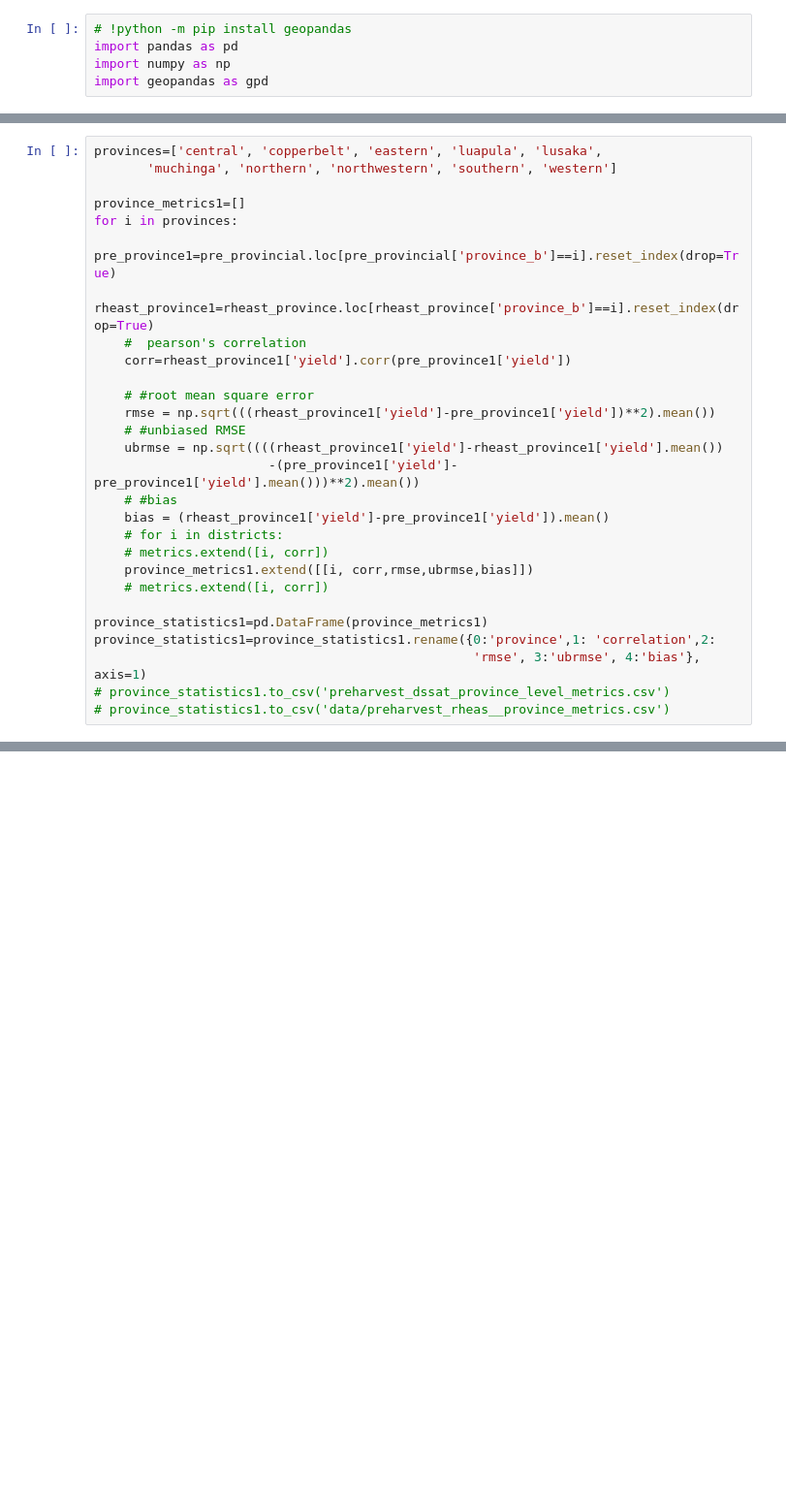
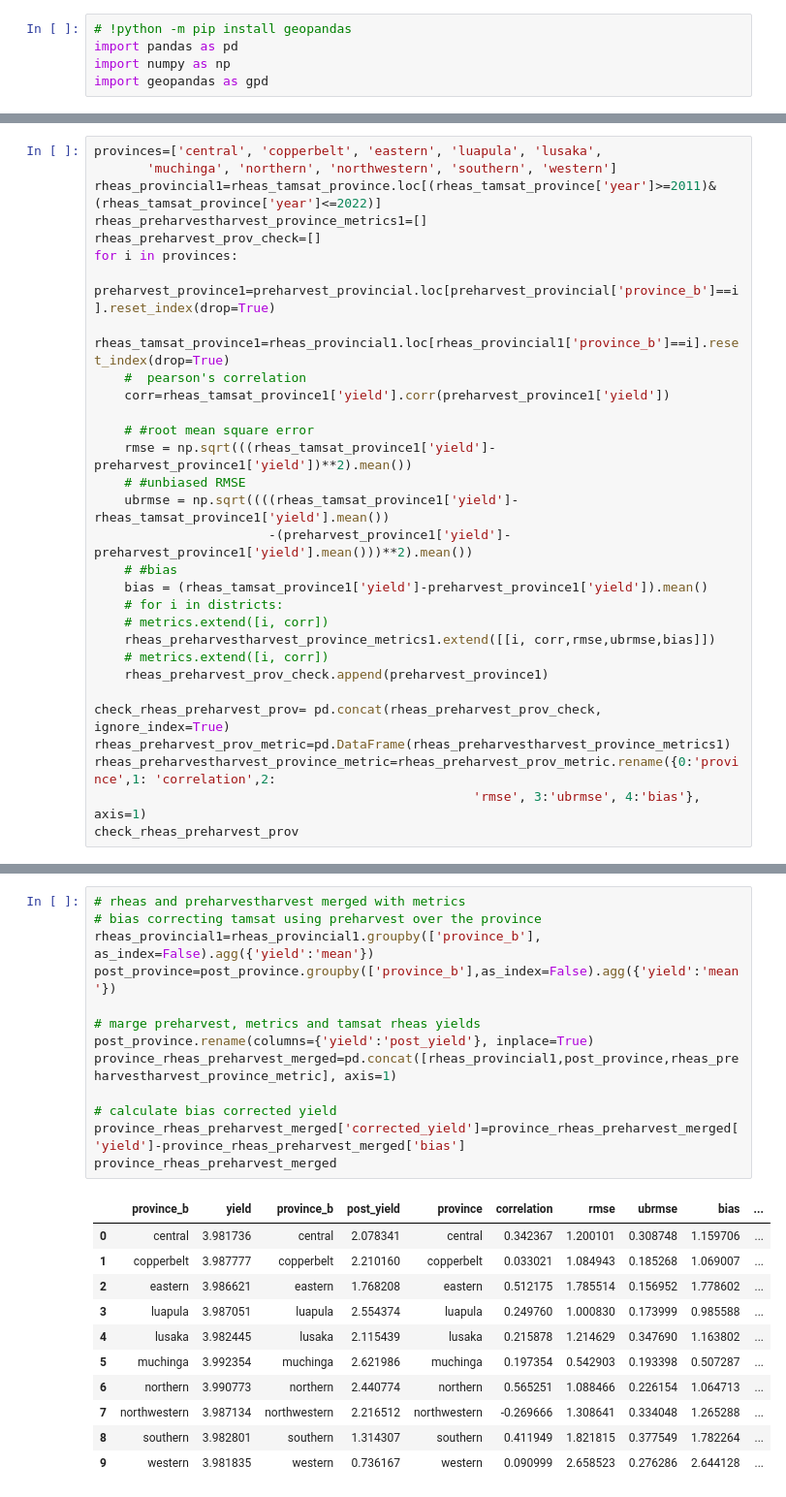
Before and after one commit to franklineronoh/crop-modeling, a Jupyter notebook: zambia/bias_correction_zmb.ipynb, the cells around one changed output, grey strips where cells are left out. Shown: that part at 97% size. Drawn from its saved outputs; the diff is of its cells as text; blank space fills up the shorter version.

```diff
--- a/zambia/bias_correction_zmb.ipynb
+++ b/zambia/bias_correction_zmb.ipynb
@@ -185,28 +189,30 @@ KeyError: 'year'
 # %%
 provinces=['central', 'copperbelt', 'eastern', 'luapula', 'lusaka',
        'muchinga', 'northern', 'northwestern', 'southern', 'western']
-
-province_metrics1=[]
+rheas_provincial1=rheas_tamsat_province.loc[(rheas_tamsat_province['year']>=2011)&(rheas_tamsat_province['year']<=2022)]
+rheas_preharvestharvest_province_metrics1=[]
+rheas_preharvest_prov_check=[]
 for i in provinces:
-    pre_province1=pre_provincial.loc[pre_provincial['province_b']==i].reset_index(drop=True)
-    rheast_province1=rheast_province.loc[rheast_province['province_b']==i].reset_index(drop=True)
+    preharvest_province1=preharvest_provincial.loc[preharvest_provincial['province_b']==i].reset_index(drop=True)
+    rheas_tamsat_province1=rheas_provincial1.loc[rheas_provincial1['province_b']==i].reset_index(drop=True)
     #  pearson's correlation
-    corr=rheast_province1['yield'].corr(pre_province1['yield'])
+    corr=rheas_tamsat_province1['yield'].corr(preharvest_province1['yield'])
 
     # #root mean square error
-    rmse = np.sqrt(((rheast_province1['yield']-pre_province1['yield'])**2).mean())
+    rmse = np.sqrt(((rheas_tamsat_province1['yield']-preharvest_province1['yield'])**2).mean())
     # #unbiased RMSE
-    ubrmse = np.sqrt((((rheast_province1['yield']-rheast_province1['yield'].mean())
-                       -(pre_province1['yield']-pre_province1['yield'].mean()))**2).mean())
+    ubrmse = np.sqrt((((rheas_tamsat_province1['yield']-rheas_tamsat_province1['yield'].mean())
+                       -(preharvest_province1['yield']-preharvest_province1['yield'].mean()))**2).mean())
     # #bias
-    bias = (rheast_province1['yield']-pre_province1['yield']).mean()
+    bias = (rheas_tamsat_province1['yield']-preharvest_province1['yield']).mean()
     # for i in districts:
     # metrics.extend([i, corr])
-    province_metrics1.extend([[i, corr,rmse,ubrmse,bias]])
+    rheas_preharvestharvest_province_metrics1.extend([[i, corr,rmse,ubrmse,bias]])
     # metrics.extend([i, corr])
+    rheas_preharvest_prov_check.append(preharvest_province1)
 
-province_statistics1=pd.DataFrame(province_metrics1)
-province_statistics1=province_statistics1.rename({0:'province',1: 'correlation',2:
+check_rheas_preharvest_prov= pd.concat(rheas_preharvest_prov_check, ignore_index=True)
+rheas_preharvest_prov_metric=pd.DataFrame(rheas_preharvestharvest_province_metrics1)
+rheas_preharvestharvest_province_metric=rheas_preharvest_prov_metric.rename({0:'province',1: 'correlation',2:
                                                   'rmse', 3:'ubrmse', 4:'bias'}, axis=1)
-# province_statistics1.to_csv('preharvest_dssat_province_level_metrics.csv')
-# province_statistics1.to_csv('data/preharvest_rheas__province_metrics.csv')
+check_rheas_preharvest_prov
@@ -213 +233,26 @@ province_statistics1=province_statistics1.rename({0:'province',1: 'correlation',
+# %%
+# rheas and preharvestharvest merged with metrics
+# bias correcting tamsat using preharvest over the province
+rheas_provincial1=rheas_provincial1.groupby(['province_b'], as_index=False).agg({'yield':'mean'})
+post_province=post_province.groupby(['province_b'],as_index=False).agg({'yield':'mean'})
+
+# marge preharvest, metrics and tamsat rheas yields
+post_province.rename(columns={'yield':'post_yield'}, inplace=True)
+province_rheas_preharvest_merged=pd.concat([rheas_provincial1,post_province,rheas_preharvestharvest_province_metric], axis=1)
+
+# calculate bias corrected yield
+province_rheas_preharvest_merged['corrected_yield']=province_rheas_preharvest_merged['yield']-province_rheas_preharvest_merged['bias']
+province_rheas_preharvest_merged
+# %% [output]
+|  | province_b | yield | province_b | post_yield | province | correlation | rmse | ubrmse | bias | ... |
+| 0 | central | 3.981736 | central | 2.078341 | central | 0.342367 | 1.200101 | 0.308748 | 1.159706 | ... |
+| 1 | copperbelt | 3.987777 | copperbelt | 2.210160 | copperbelt | 0.033021 | 1.084943 | 0.185268 | 1.069007 | ... |
+| 2 | eastern | 3.986621 | eastern | 1.768208 | eastern | 0.512175 | 1.785514 | 0.156952 | 1.778602 | ... |
+| 3 | luapula | 3.987051 | luapula | 2.554374 | luapula | 0.249760 | 1.000830 | 0.173999 | 0.985588 | ... |
+| 4 | lusaka | 3.982445 | lusaka | 2.115439 | lusaka | 0.215878 | 1.214629 | 0.347690 | 1.163802 | ... |
+| 5 | muchinga | 3.992354 | muchinga | 2.621986 | muchinga | 0.197354 | 0.542903 | 0.193398 | 0.507287 | ... |
+| 6 | northern | 3.990773 | northern | 2.440774 | northern | 0.565251 | 1.088466 | 0.226154 | 1.064713 | ... |
+| 7 | northwestern | 3.987134 | northwestern | 2.216512 | northwestern | -0.269666 | 1.308641 | 0.334048 | 1.265288 | ... |
+| 8 | southern | 3.982801 | southern | 1.314307 | southern | 0.411949 | 1.821815 | 0.377549 | 1.782264 | ... |
+| 9 | western | 3.981835 | western | 0.736167 | western | 0.090999 | 2.658523 | 0.276286 | 2.644128 | ... |
 # %%
```
Also changed, not shown: parts of 21 cells of this notebook, 3 other files.
